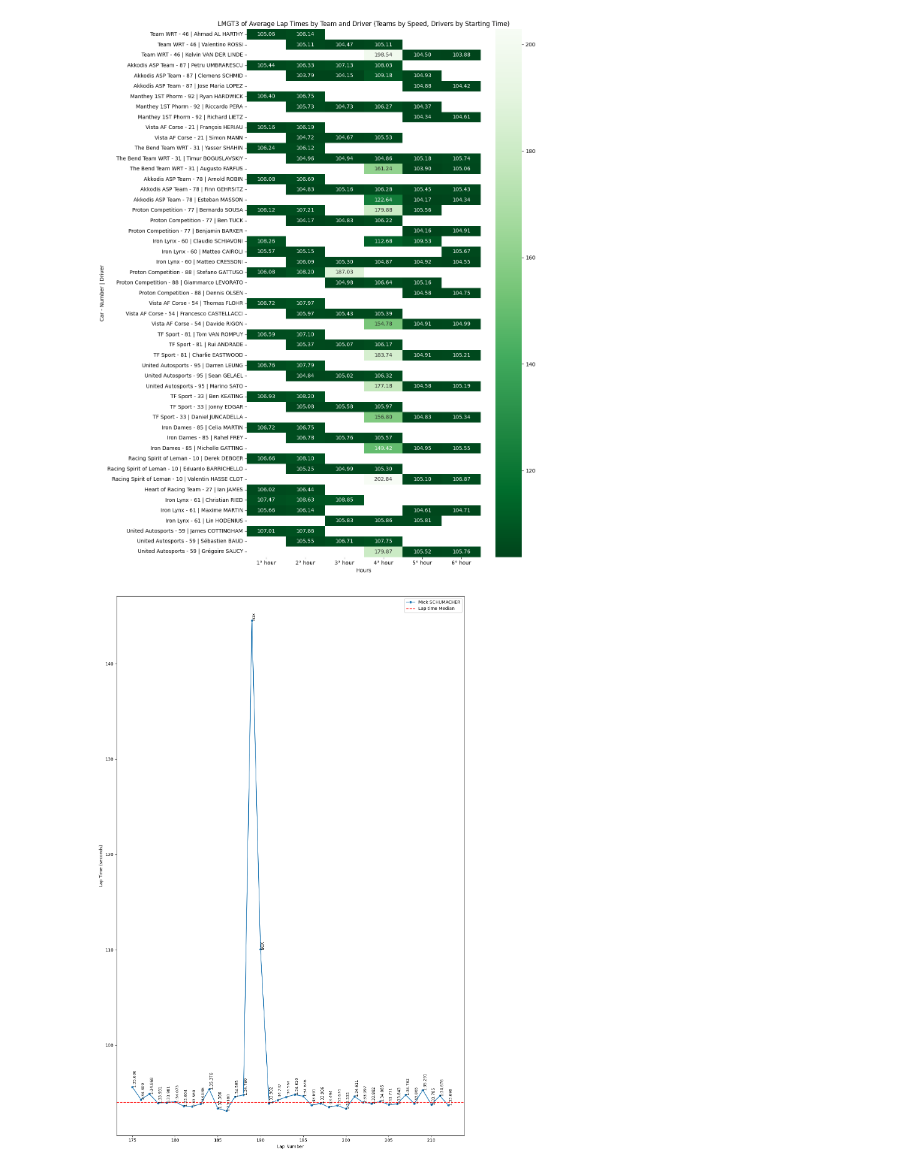
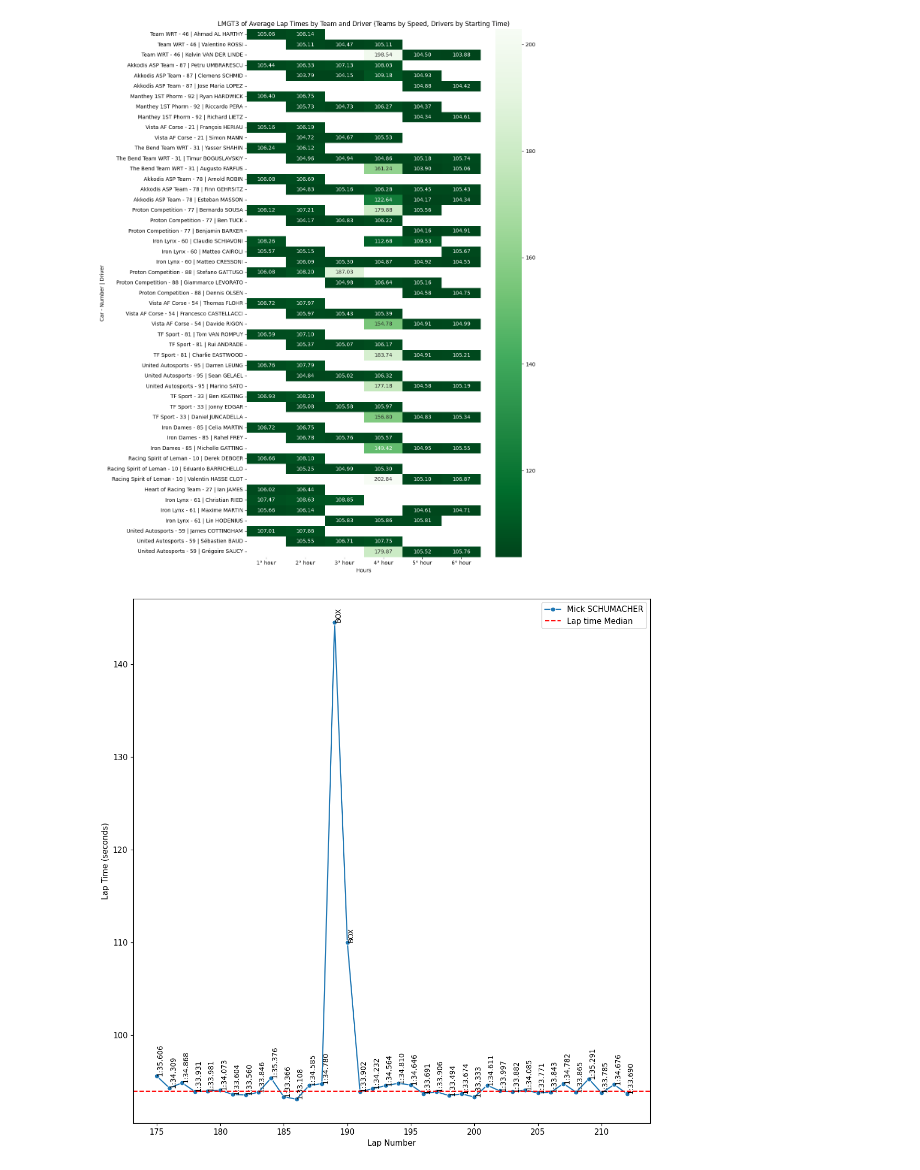
Before and after one commit to FrancescoRito/WEC_analysis_notebook, a Jupyter notebook: WEC_Analysis_race.ipynb, the cells around one changed output. Saved outputs shown, nothing was run; the diff lists cells and outputs as text; code cells hidden in the pictures.

```diff
--- a/WEC_Analysis_race.ipynb
+++ b/WEC_Analysis_race.ipynb
@@ -284,7 +308,7 @@ data_exploration['PIT_CHART'] = 0
 
 #Mark laps associated with pit stops (current lap and the preceding lap).
 #Iterate through the laps for the selected driver/hour stint.
-for index, row in data.iterrows():
+for index, row in data_exploration.iterrows():
     #Check if PIT_TIME has a value for this lap (indicating a pit stop occurred).
     if pd.notnull(row["PIT_TIME"]):
         #Mark this lap as pit-related.
@@ -300,34 +324,34 @@ median_time = data_exploration['TIME_IN_SECONDS'].median()
 
 
 #Set the figure size for the plot.
-plt.figure(figsize=(12, 18))
+plt.figure(figsize=(10, 10), dpi=108)
 
 #Lineplot with markers. x-axis: Lap Number, y-axis: Lap Time in Seconds.
-sns.lineplot(x="LAP_NUMBER", y="TIME_IN_SECONDS", hue="DRIVER_NAME", data=data, marker='o')
+sns.lineplot(x="LAP_NUMBER", y="TIME_IN_SECONDS", hue="DRIVER_NAME", data=data_exploration, marker='o')
 
 #Add a horizontal line representing the median lap time for this stint.
 plt.axhline(y=median_time, color='red', linestyle='--', label=f'Lap time Median')
 
 
 #Annotate each point on the plot with lap time or "BOX" for pit laps.
 #Iterate through the laps again.
-for index, row in data.iterrows():
+for index, row in data_exploration.iterrows():
     #Use "BOX" as label for pit-related laps, otherwise use the formatted lap time string ('LAP_TIME').
     lap_time_label = "BOX" if row['PIT_CHART'] == 1 else row['LAP_TIME']
     #Add the text label to the plot near the data point, rotated for readability.
     plt.text(row['LAP_NUMBER'], row['TIME_IN_SECONDS'], lap_time_label, fontsize=9, ha='left', va='bottom', rotation=90)
 
 #Set axis labels.
 plt.xlabel('Lap Number')
 plt.ylabel('Lap Time (seconds)') # Clarified unit
 
 # Display the plot legend (shows median line and driver name from hue).
 plt.legend()
 
 # Ensure layout is tight to prevent overlap.
 plt.tight_layout()
 
 
 plt.show()
 # %% [output]
-[figure, old version]
+[figure, new version]
```
Also changed, not shown: parts of 1 cell of this notebook.
